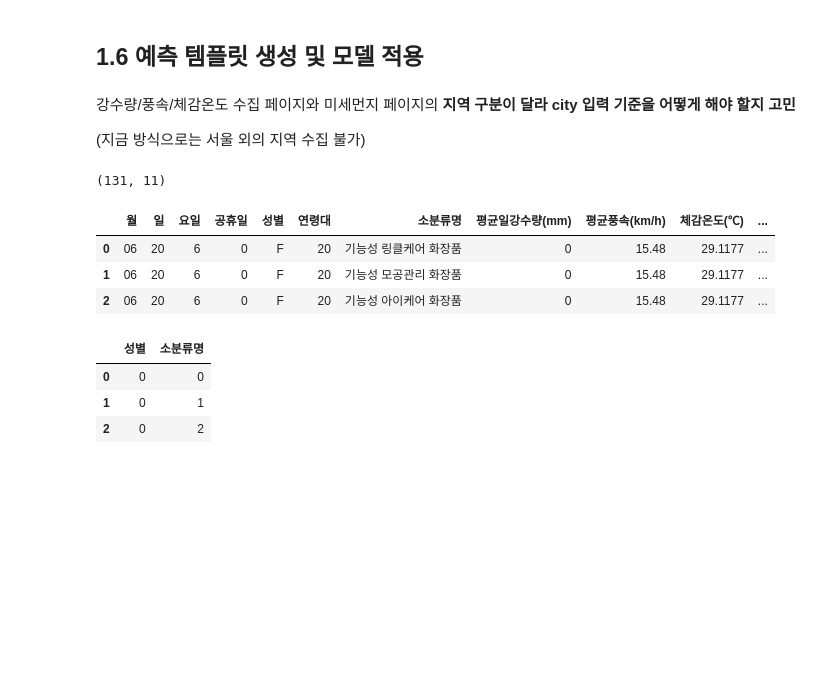
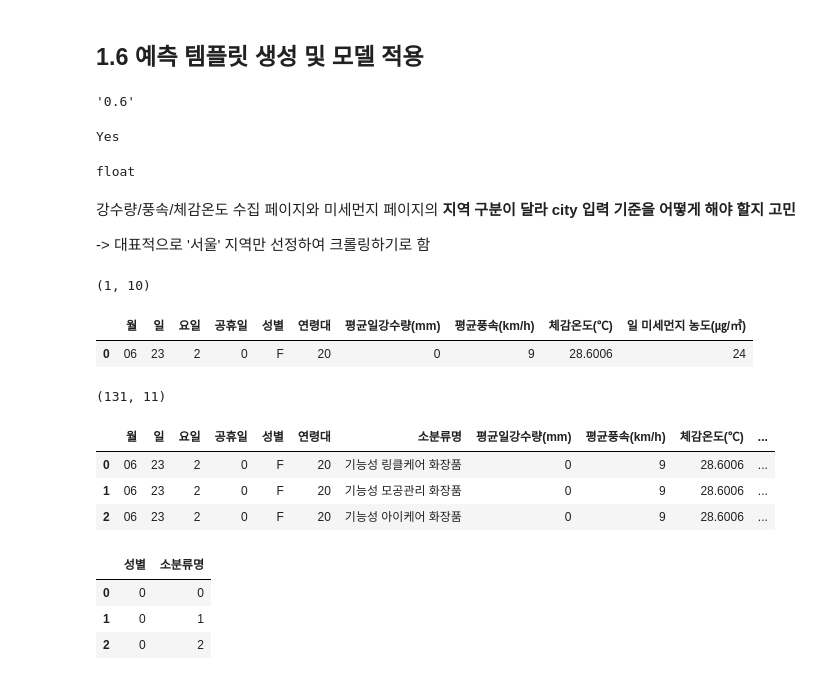
Before and after one commit to CSJ516/Weather_Bigdata_contest, a Jupyter notebook: 11.10만건당 건수 예측 모델링.ipynb, the cells around one changed output. Saved outputs shown, nothing was run; the diff lists cells and outputs as text; code cells hidden in the pictures; blank space fills up the shorter version.

```diff
--- a/11.10만건당 건수 예측 모델링.ipynb
+++ b/11.10만건당 건수 예측 모델링.ipynb
@@ -259,8 +259,25 @@ joblib.dump(model, './model/ExtraTreesRegressor(봄)')
 # %%
 from bs4 import BeautifulSoup
 import requests
+# %%
+table.loc[4]['강수량(mm)']
+# %% [output]
+'0.6'
+# %%
+import re
+try:
+    re.search('^[+-]?\d*(\.?\d*)$', table.loc[4]['강수량(mm)'])
+    print('Yes')
+except:
+    print('No')
+# %% [output]
+Yes
+# %%
+type(table.loc[0]['강수량(mm)'])
+# %% [output]
+float
 # %%
-def weather_i(gender, age, city):
+def weather_i(gender, age):
     req = requests.get('https://www.weatheri.co.kr/forecast/forecast10.php')
     # 한글이 깨지는 문제를 해결하고자 decode 사용
     soup = BeautifulSoup(req.content.decode('utf-8','replace'), 'html.parser')
@@ -280,29 +297,25 @@ def weather_i(gender, age, city):
     else:
         holi = 1
 
-    # 강수량, 풍속, 체감온도
+    # 강수량, 풍속, 체감온도 (서울)
     table = pd.read_html(str(soup.select('table')[10]))[0]
     table = table.rename(columns=table.iloc[0]).drop(table.index[0])
     table.reset_index(drop=True, inplace=True)
-
     table['풍 속(m/s)'] = table['풍 속(m/s)'].apply(lambda x: float(x)*3.6)
     table = table.rename(columns={'풍 속(m/s)':'풍 속(km/h)'})
 
     data = []
-    for i in range(len(table)):
-        if table.지점[i] in city:
-            temp = float(table['현재기온(℃)'][i])
-            if i in table[table['강수량(mm)'].isna()].index:
-                rain = 0
-            else:
-                rain = float(table['강수량(mm)'][i])
-            wind = table['풍 속(km/h)'][i]
-            a_temp = 13.12 + 0.6215*temp - 11.37*(wind**0.16) + 0.3965*(wind**0.16)*temp
+
+    if np.isnan(table.loc[0]['강수량(mm)']):
+        rain = 0
+    else:
+        rain = table.loc[0]['강수량(mm)']
+    wind = table.loc[0]['풍 속(km/h)']
+    temp = float(table.loc[0]['현재기온(℃)'])
+    a_temp = 13.12 + 0.6215*temp - 11.37*(wind**0.16) + 0.3965*(wind**0.16)*temp
 
     # 미세먼지
-    dic = {'서울':'1','인천':'2','경기':'3','강원':'4','대전':'5','충북':'6','충남':'7',\
-           '전북':'8','광주':'9','전남':'10','경북':'12','부산':'13','울산':'14','경남':'15','제주':'16'}
-    req2 = requests.get(f'https://www.weatheri.co.kr/special/special05_1.php?a={dic[city]}')
+    req2 = requests.get('https://www.weatheri.co.kr/special/special05_1.php?a=1')
     soup2 = BeautifulSoup(req2.content.decode('utf-8','replace'), 'html.parser')
 
     table2 = pd.read_html(str(soup2.select('table')[11]))[1]
@@ -318,23 +331,29 @@ def weather_i(gender, age, city):
 # %% [markdown]
 강수량/풍속/체감온도 수집 페이지와 미세먼지 페이지의 **지역 구분이 달라 city 입력 기준을 어떻게 해야 할지 고민**
 
-(지금 방식으로는 서울 외의 지역 수집 불가)
+-> 대표적으로 '서울' 지역만 선정하여 크롤링하기로 함
+# %%
+df = weather_i('F','20')
+print(df.shape)
+df.head(3)
+# %% [output]
+(1, 10)
+|  | 월 | 일 | 요일 | 공휴일 | 성별 | 연령대 | 평균일강수량(mm) | 평균풍속(km/h) | 체감온도(℃) | 일 미세먼지 농도(㎍/㎥) |
+| 0 | 06 | 23 | 2 | 0 | F | 20 | 0 | 9 | 28.6006 | 24 |
 # %%
-df = weather_i('F','20','서울')
-
 for i in range(beauty.소분류명.nunique()-1):
     df = df.append(pd.Series(df[0:1].values[0], index=df.columns), ignore_index=True)
 df['소분류명'] = beauty.소분류명.unique()
 df = df[['월','일','요일','공휴일','성별','연령대','소분류명','평균일강수량(mm)','평균풍속(km/h)','체감온도(℃)','일 미세먼지 농도(㎍/㎥)']]
 
 print(df.shape)
 df.head(3)
 # %% [output]
 (131, 11)
 |  | 월 | 일 | 요일 | 공휴일 | 성별 | 연령대 | 소분류명 | 평균일강수량(mm) | 평균풍속(km/h) | 체감온도(℃) | ... |
-| 0 | 06 | 20 | 6 | 0 | F | 20 | 기능성 링클케어 화장품 | 0 | 15.48 | 29.1177 | ... |
-| 1 | 06 | 20 | 6 | 0 | F | 20 | 기능성 모공관리 화장품 | 0 | 15.48 | 29.1177 | ... |
-| 2 | 06 | 20 | 6 | 0 | F | 20 | 기능성 아이케어 화장품 | 0 | 15.48 | 29.1177 | ... |
+| 0 | 06 | 23 | 2 | 0 | F | 20 | 기능성 링클케어 화장품 | 0 | 9 | 28.6006 | ... |
+| 1 | 06 | 23 | 2 | 0 | F | 20 | 기능성 모공관리 화장품 | 0 | 9 | 28.6006 | ... |
+| 2 | 06 | 23 | 2 | 0 | F | 20 | 기능성 아이케어 화장품 | 0 | 9 | 28.6006 | ... |
 # %%
 # 범주형 변수 레이블 인코딩
 
```
Also changed, not shown: 3 other files.
